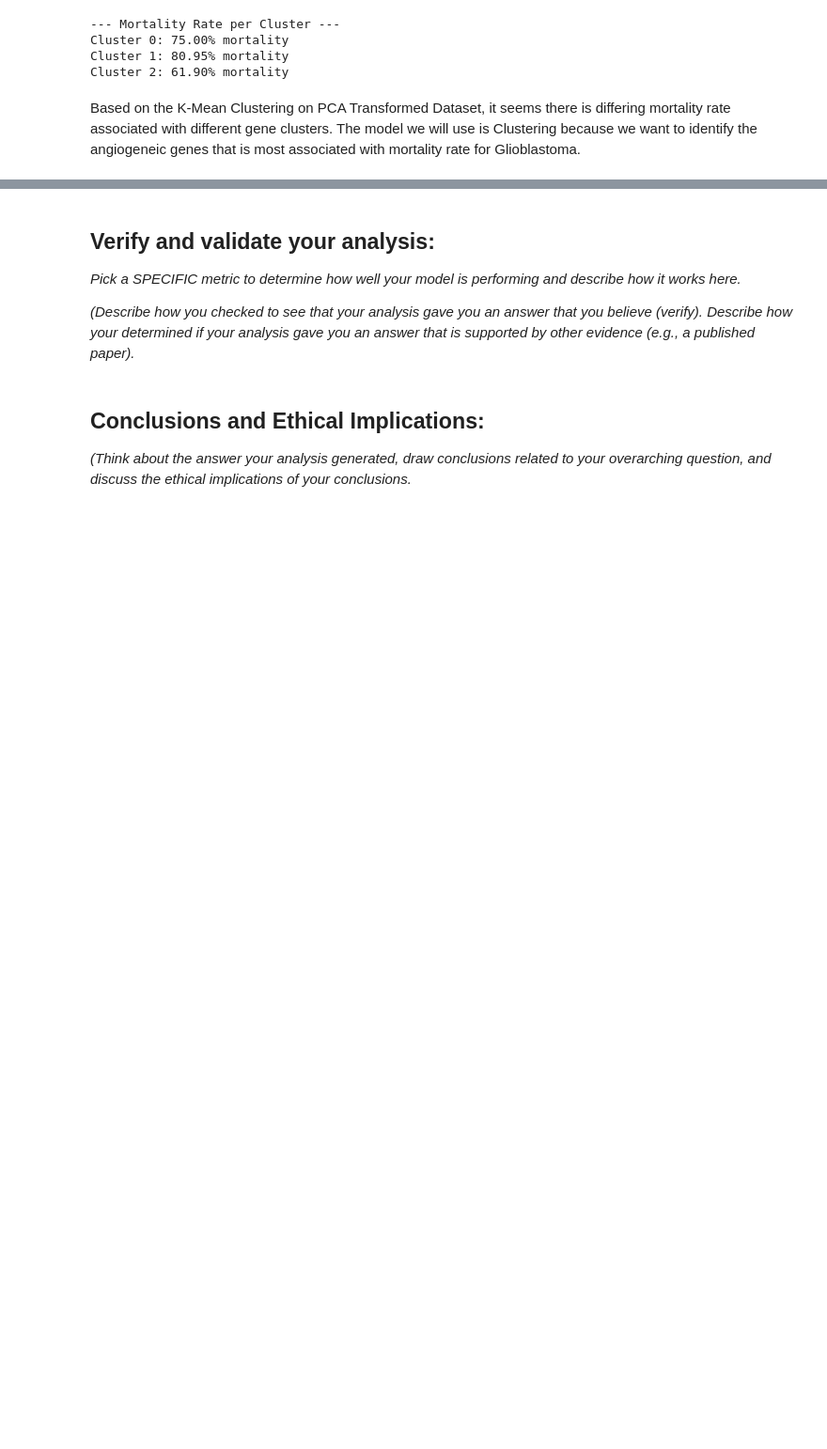
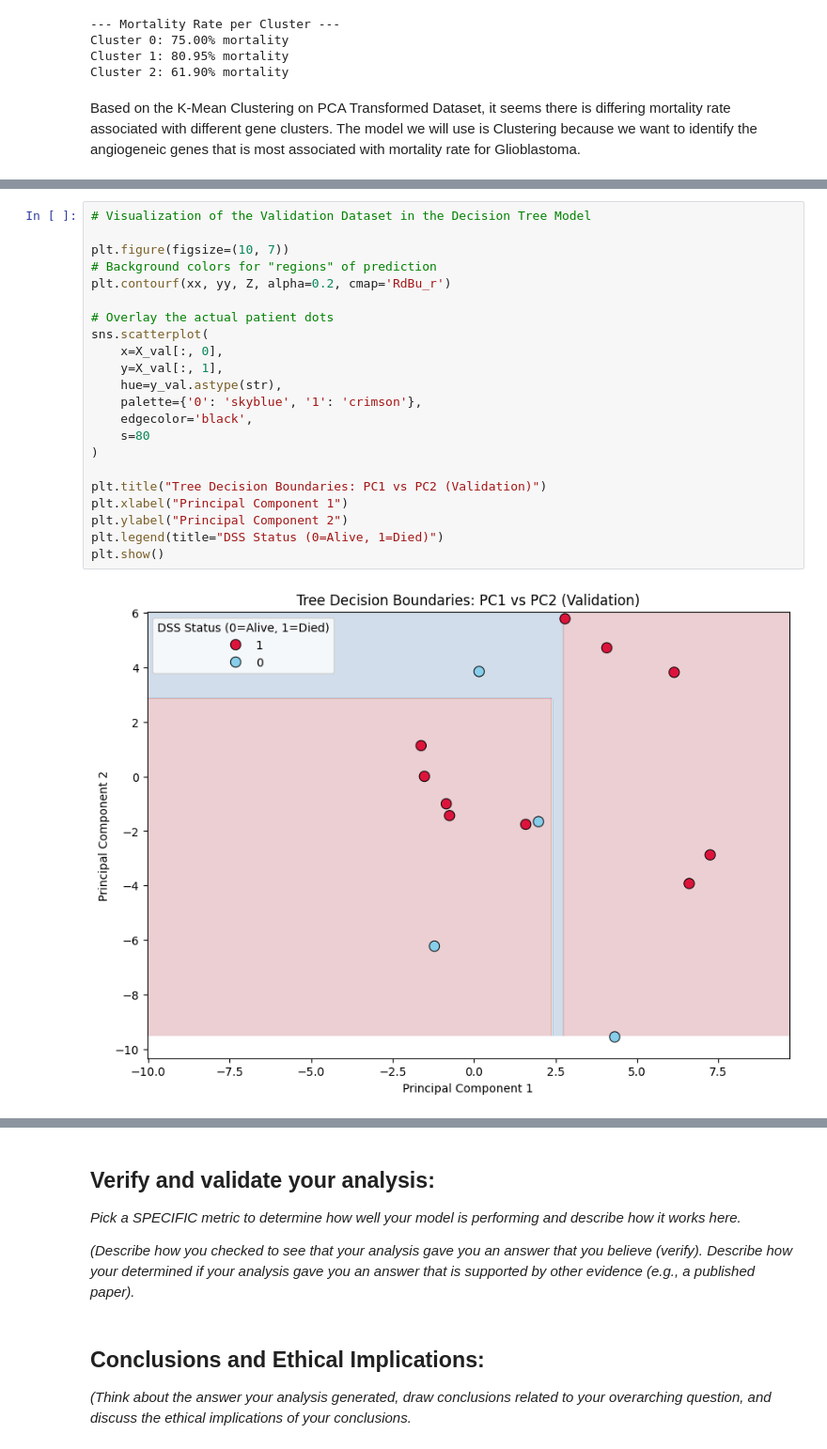
Before and after one commit to ktt920/Module-4-Cancer, a Jupyter notebook: code/Module 4 Template.ipynb, the cells around one changed output, grey strips where cells are left out. Shown at 94% size. Saved outputs shown, nothing was run; the diff lists cells and outputs as text; blank space fills up the shorter version.

```diff
--- a/code/Module 4 Template.ipynb
+++ b/code/Module 4 Template.ipynb
@@ -344,0 +345,24 @@ Tree Accuracy: 0.83
+# %%
+# Visualization of the Validation Dataset in the Decision Tree Model
+
+plt.figure(figsize=(10, 7))
+# Background colors for "regions" of prediction
+plt.contourf(xx, yy, Z, alpha=0.2, cmap='RdBu_r')
+
+# Overlay the actual patient dots
+sns.scatterplot(
+    x=X_val[:, 0],
+    y=X_val[:, 1],
+    hue=y_val.astype(str),
+    palette={'0': 'skyblue', '1': 'crimson'},
+    edgecolor='black',
+    s=80
+)
+
+plt.title("Tree Decision Boundaries: PC1 vs PC2 (Validation)")
+plt.xlabel("Principal Component 1")
+plt.ylabel("Principal Component 2")
+plt.legend(title="DSS Status (0=Alive, 1=Died)")
+plt.show()
+# %% [output]
+[figure, added]
```
Also changed, not shown: parts of 7 cells of this notebook.
